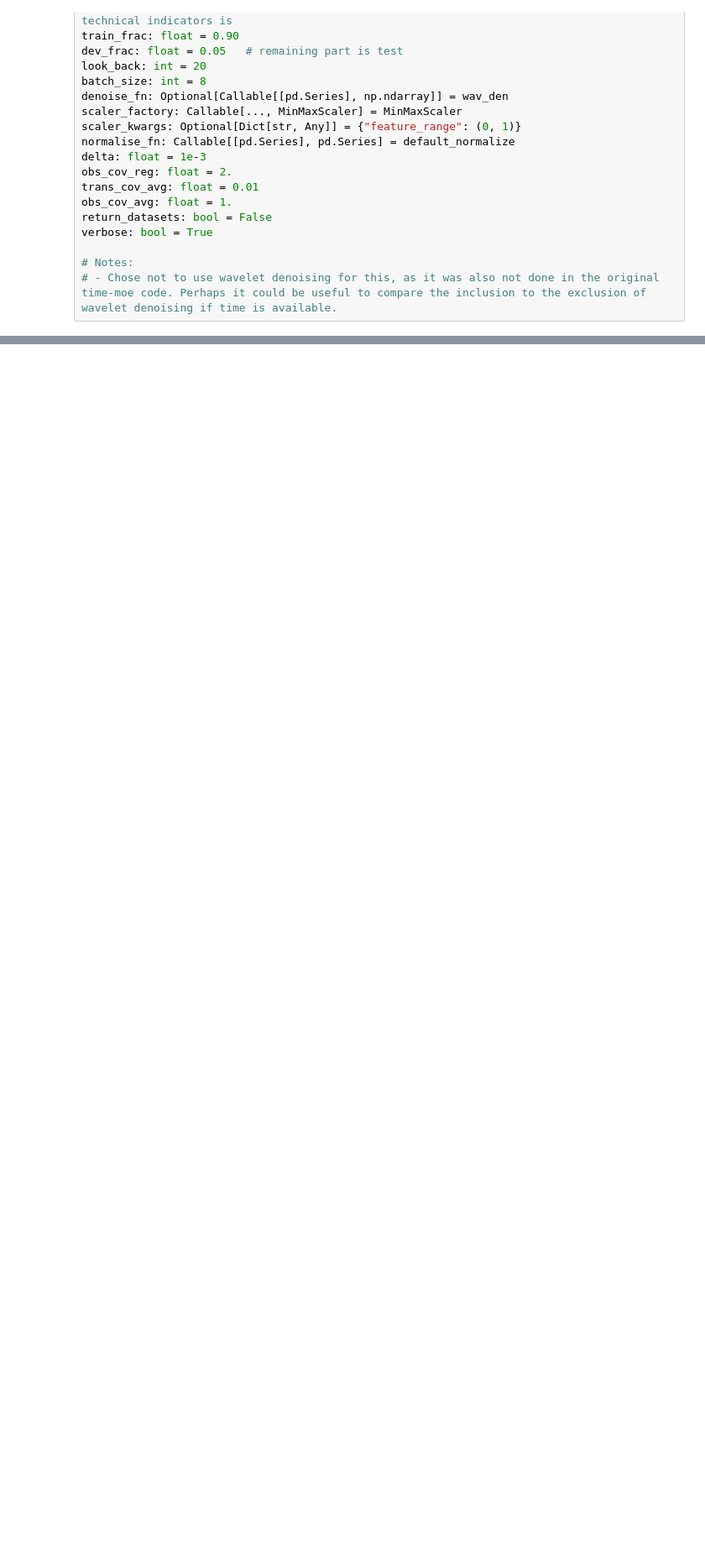
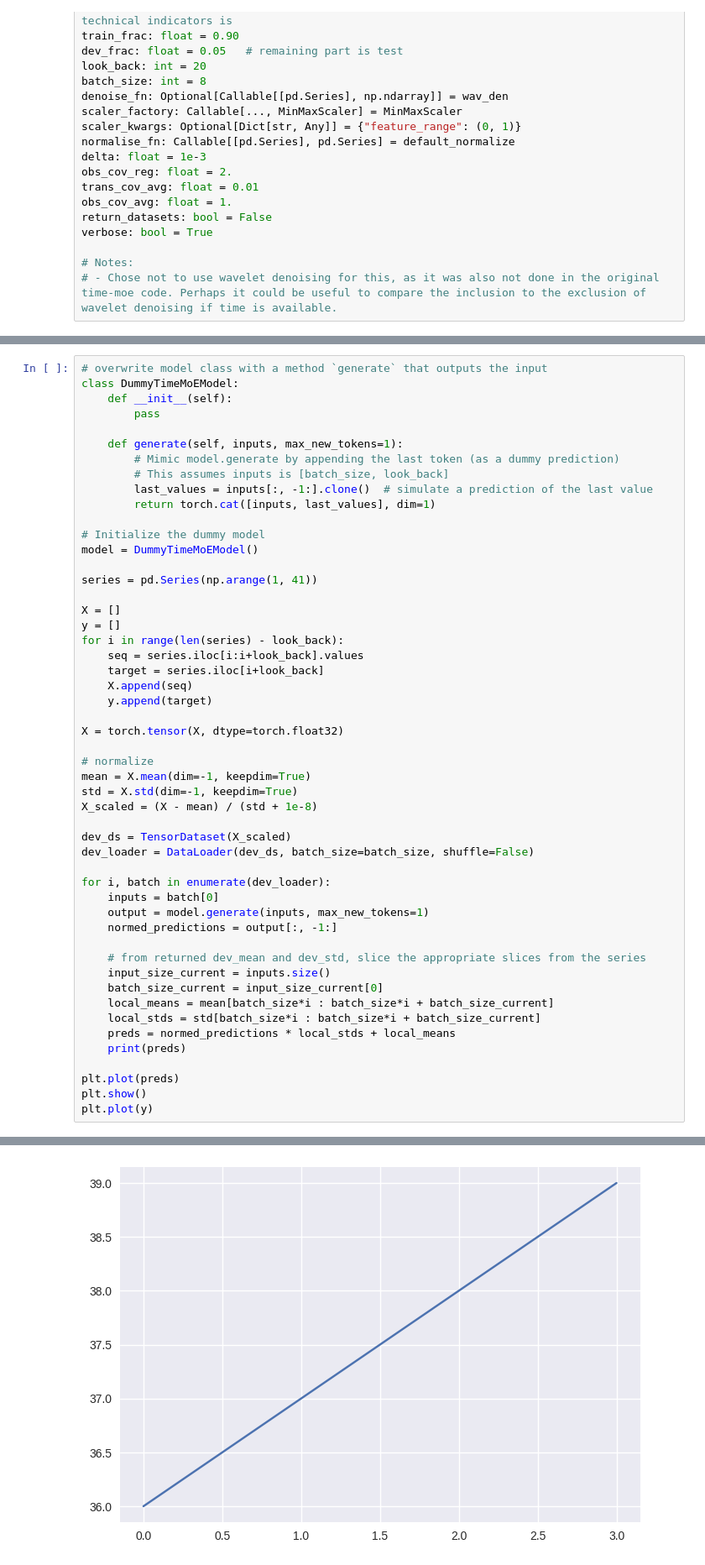
Before and after one commit to maviddoerdijk/bsc-thesis, a Jupyter notebook: exp/train_time_moe.ipynb, the cells around one changed output, grey strips where cells are left out. Shown: that part at 84% size. Cells and saved outputs as stored; diff of their text form; blank space fills up the shorter version.

```diff
--- a/exp/train_time_moe.ipynb
+++ b/exp/train_time_moe.ipynb
@@ -386,0 +415,52 @@ batch_size_current: 8 (compared to original batch size as param of 8)
+# %%
+# overwrite model class with a method `generate` that outputs the input
+class DummyTimeMoEModel:
+    def __init__(self):
+        pass
+
+    def generate(self, inputs, max_new_tokens=1):
+        # Mimic model.generate by appending the last token (as a dummy prediction)
+        # This assumes inputs is [batch_size, look_back]
+        last_values = inputs[:, -1:].clone()  # simulate a prediction of the last value
+        return torch.cat([inputs, last_values], dim=1)
+
+# Initialize the dummy model
+model = DummyTimeMoEModel()
+
+series = pd.Series(np.arange(1, 41))
+
+X = []
+y = []
+for i in range(len(series) - look_back):
+    seq = series.iloc[i:i+look_back].values
+    target = series.iloc[i+look_back]
+    X.append(seq)
+    y.append(target)
+
+X = torch.tensor(X, dtype=torch.float32)
+
+# normalize
+mean = X.mean(dim=-1, keepdim=True)
+std = X.std(dim=-1, keepdim=True)
+X_scaled = (X - mean) / (std + 1e-8)
+
+dev_ds = TensorDataset(X_scaled)
+dev_loader = DataLoader(dev_ds, batch_size=batch_size, shuffle=False)
+
+for i, batch in enumerate(dev_loader):
+    inputs = batch[0]
+    output = model.generate(inputs, max_new_tokens=1)
+    normed_predictions = output[:, -1:]
+
+    # from returned dev_mean and dev_std, slice the appropriate slices from the series
+    input_size_current = inputs.size()
+    batch_size_current = input_size_current[0]
+    local_means = mean[batch_size*i : batch_size*i + batch_size_current]
+    local_stds = std[batch_size*i : batch_size*i + batch_size_current]
+    preds = normed_predictions * local_stds + local_means
+    print(preds)
+
+plt.plot(preds)
+plt.show()
+plt.plot(y)
+# %% [output]
@@ -386,0 +487 @@ batch_size_current: 8 (compared to original batch size as param of 8)
+[figure, added]
```
Also changed, not shown: parts of 6 cells of this notebook.
